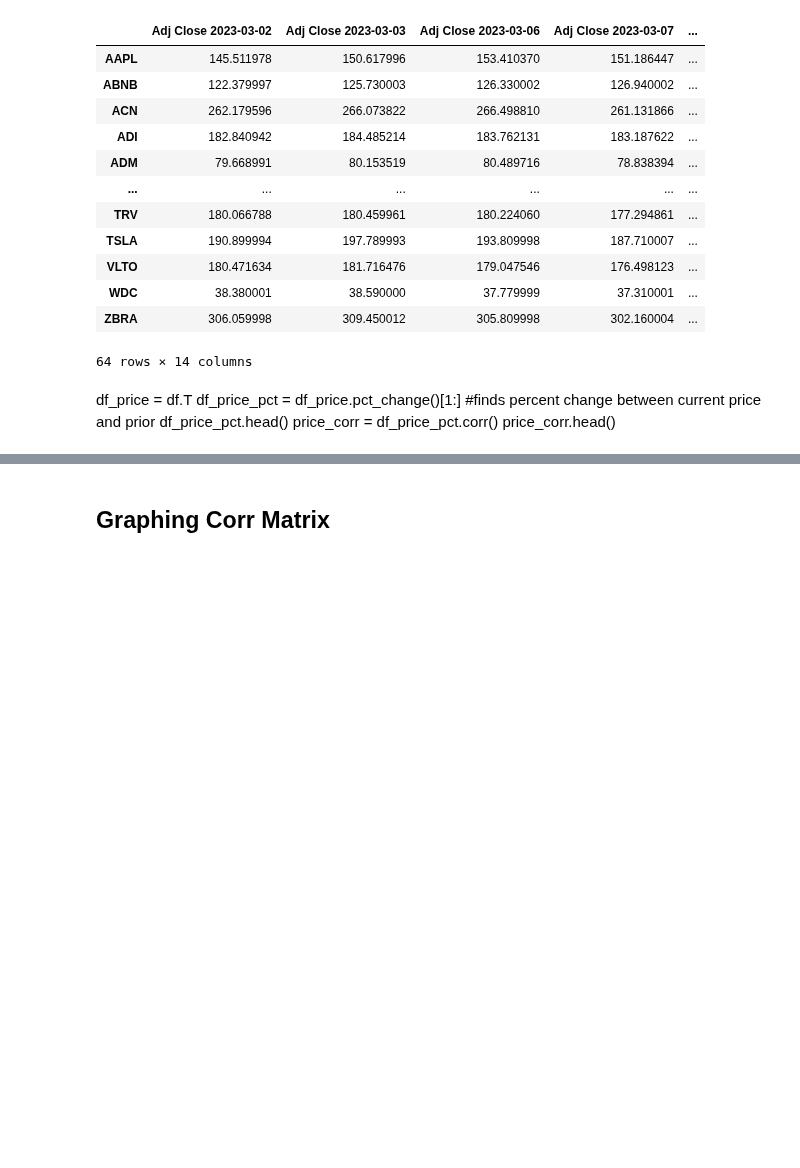
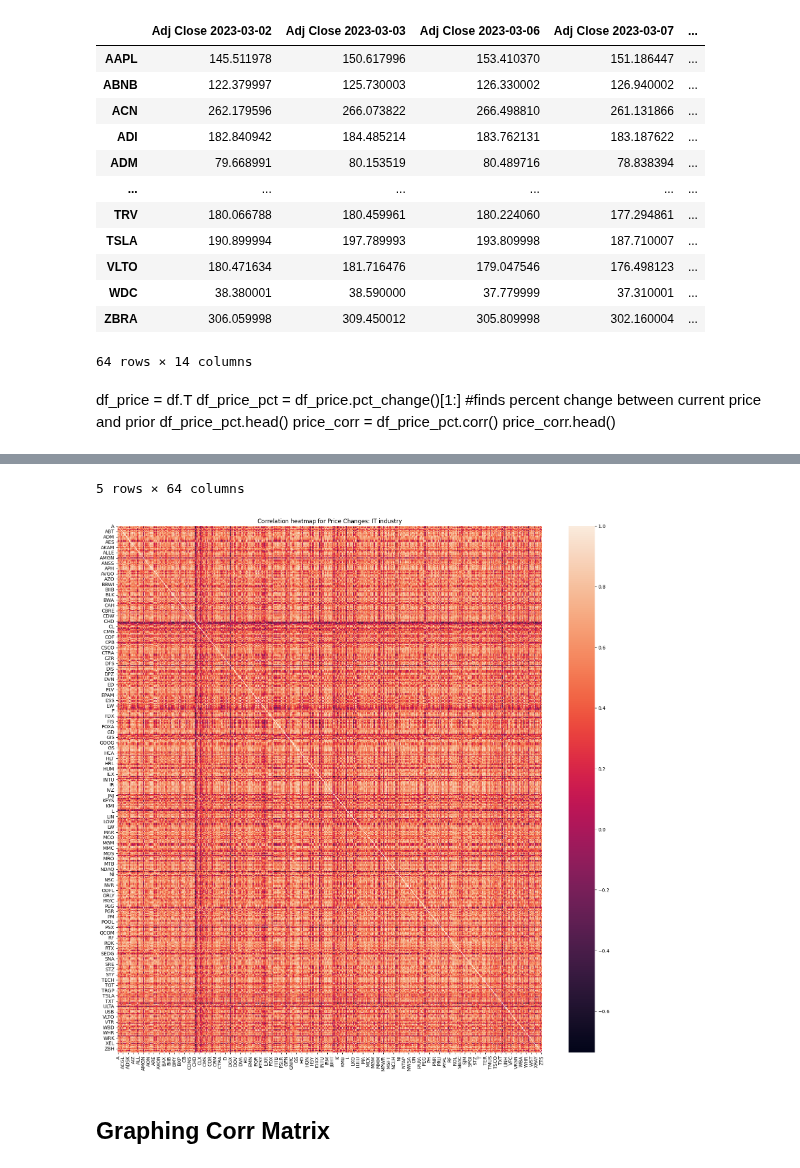
Before and after one commit to ktongk/BTT-JPMC-1, a Jupyter notebook: Anna/AH.ipynb, the cells around one changed output, grey strips where cells are left out. Saved outputs shown, nothing was run; the diff lists cells and outputs as text; code cells hidden in the pictures; blank space fills up the shorter version.

```diff
--- a/Anna/AH.ipynb
+++ b/Anna/AH.ipynb
@@ -188,9 +188,12 @@ df_price_pct.head()
 price_corr = df_price_pct.corr()
 price_corr.head()
 # %%
-#sns.heatmap(price_corr).set_title("Correlation heatmap for Price Changes")
-#condition.drop(columns= 'Industry', axis = 1)
-#df_price_it = condition.T
-#df_price_pct_it = df_price_it.pct_change()[1:]
+plt.figure(figsize=(20,20))
+sns.heatmap(price_corr).set_title("Correlation heatmap for Price Changes: IT industry")
+
+condition = condition.drop(columns= 'Industry', axis = 1)
+df_price_it = condition.T
+df_price_pct_it = df_price_it.pct_change()[1:]
 #finds percent change between current price and prior
-#df_price_pct_it.head()
+df_price_pct_it.head()
+# %% [output]
@@ -197,3 +206,5 @@ price_corr.head()
+5 rows × 64 columns
+[figure, added]
 # %%
 #price_corr_it = df_price_pct_it.corr()
 #price_corr_it
```
Also changed, not shown: parts of 7 cells of this notebook.
